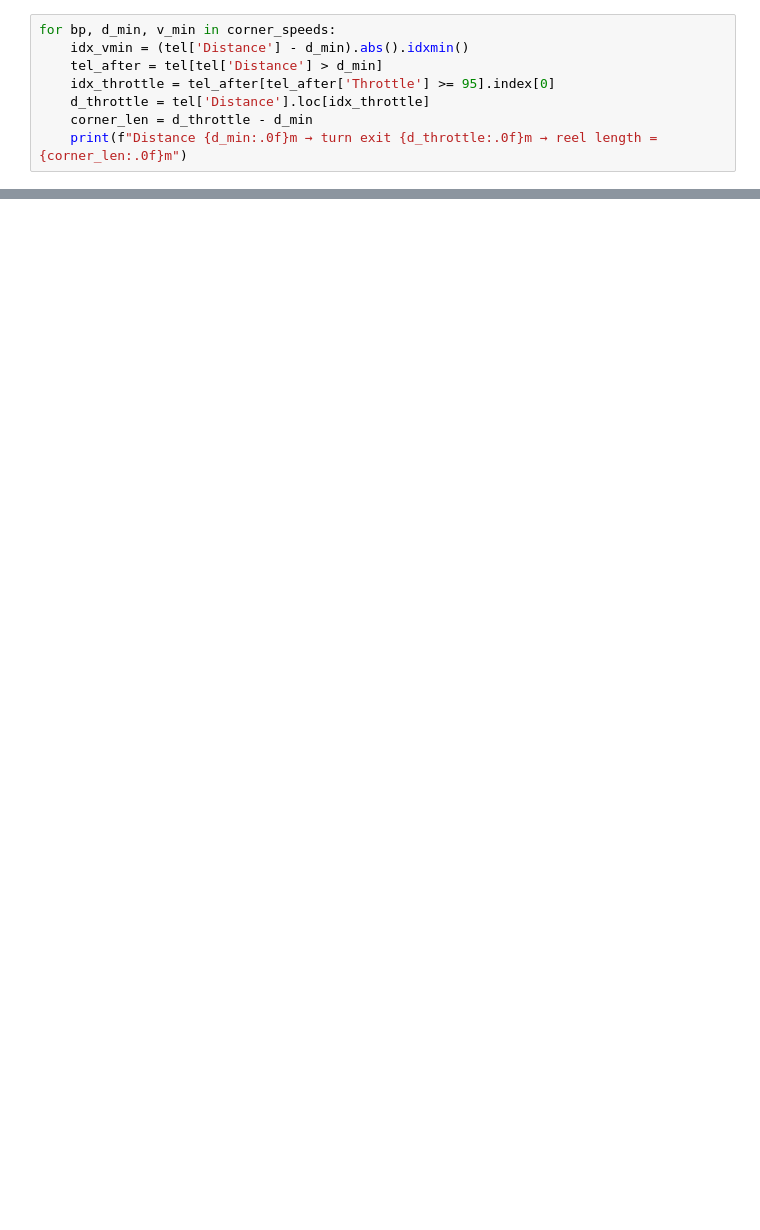
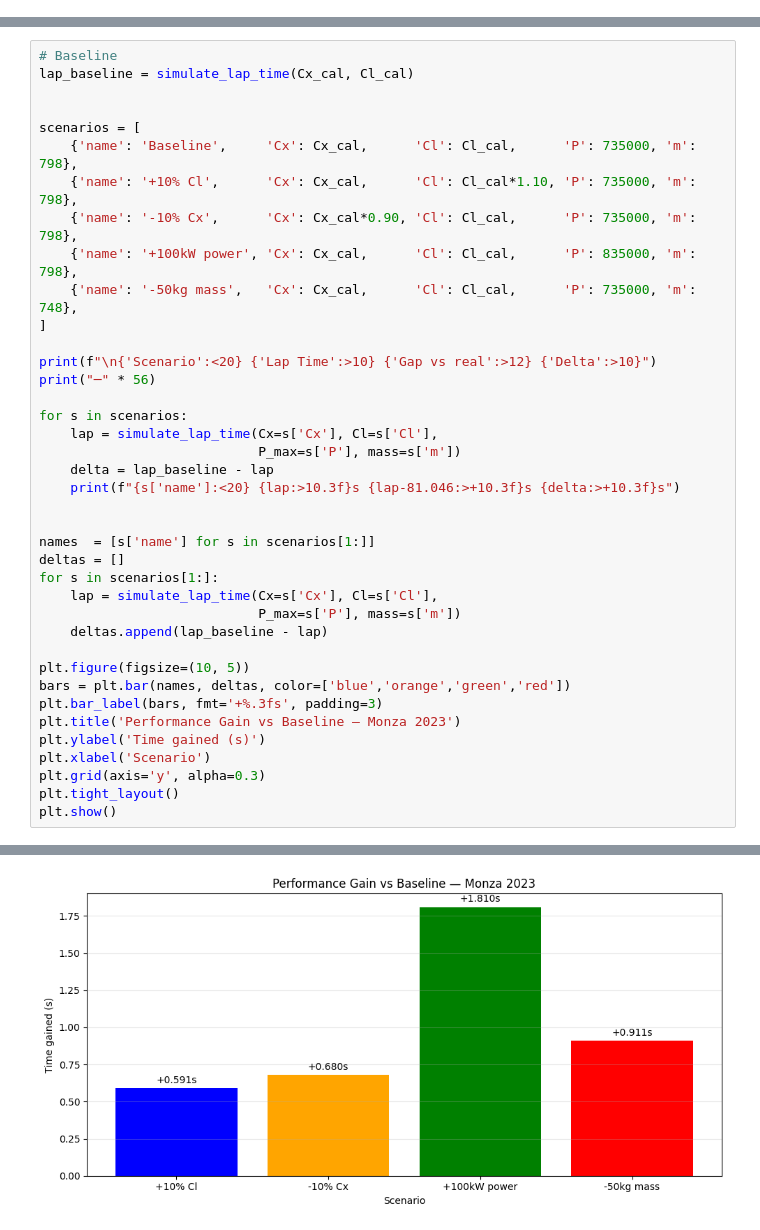
Before and after one commit to edouardbougeant-dotcom/motorsport-telemetry-analysis, a Jupyter notebook: 08_point_mass_model.ipynb, the cells around one changed output, grey strips where cells are left out. Cells and saved outputs as stored; diff of their text form; blank space fills up the shorter version.

Commit message:
Add complete point mass LTS with calibration and scenario analysis

```diff
--- a/08_point_mass_model.ipynb
+++ b/08_point_mass_model.ipynb
@@ -173,8 +91,0 @@ to recalculate v_min dynamically when parameters change.
-# %%
-for bp, d_min, v_min in corner_speeds:
-    idx_vmin = (tel['Distance'] - d_min).abs().idxmin()
-    tel_after = tel[tel['Distance'] > d_min]
-    idx_throttle = tel_after[tel_after['Throttle'] >= 95].index[0]
-    d_throttle = tel['Distance'].loc[idx_throttle]
-    corner_len = d_throttle - d_min
-    print(f"Distance {d_min:.0f}m → turn exit {d_throttle:.0f}m → reel length = {corner_len:.0f}m")
@@ -466,0 +389,40 @@ Gap : +0.687s (0.85% error)
+# %%
+# Baseline
+lap_baseline = simulate_lap_time(Cx_cal, Cl_cal)
+
+
+scenarios = [
+    {'name': 'Baseline',     'Cx': Cx_cal,      'Cl': Cl_cal,      'P': 735000, 'm': 798},
+    {'name': '+10% Cl',      'Cx': Cx_cal,      'Cl': Cl_cal*1.10, 'P': 735000, 'm': 798},
+    {'name': '-10% Cx',      'Cx': Cx_cal*0.90, 'Cl': Cl_cal,      'P': 735000, 'm': 798},
+    {'name': '+100kW power', 'Cx': Cx_cal,      'Cl': Cl_cal,      'P': 835000, 'm': 798},
+    {'name': '-50kg mass',   'Cx': Cx_cal,      'Cl': Cl_cal,      'P': 735000, 'm': 748},
+]
+
+print(f"\n{'Scenario':<20} {'Lap Time':>10} {'Gap vs real':>12} {'Delta':>10}")
+print("─" * 56)
+
+for s in scenarios:
+    lap = simulate_lap_time(Cx=s['Cx'], Cl=s['Cl'],
+                            P_max=s['P'], mass=s['m'])
+    delta = lap_baseline - lap
+    print(f"{s['name']:<20} {lap:>10.3f}s {lap-81.046:>+10.3f}s {delta:>+10.3f}s")
+
+
+names  = [s['name'] for s in scenarios[1:]]
+deltas = []
+for s in scenarios[1:]:
+    lap = simulate_lap_time(Cx=s['Cx'], Cl=s['Cl'],
+                            P_max=s['P'], mass=s['m'])
+    deltas.append(lap_baseline - lap)
+
+plt.figure(figsize=(10, 5))
+bars = plt.bar(names, deltas, color=['blue','orange','green','red'])
+plt.bar_label(bars, fmt='+%.3fs', padding=3)
+plt.title('Performance Gain vs Baseline — Monza 2023')
+plt.ylabel('Time gained (s)')
+plt.xlabel('Scenario')
+plt.grid(axis='y', alpha=0.3)
+plt.tight_layout()
+plt.show()
+# %% [output]
@@ -466,0 +436 @@ Gap : +0.687s (0.85% error)
+[figure, added]
```
Also changed, not shown: parts of 20 cells of this notebook.
